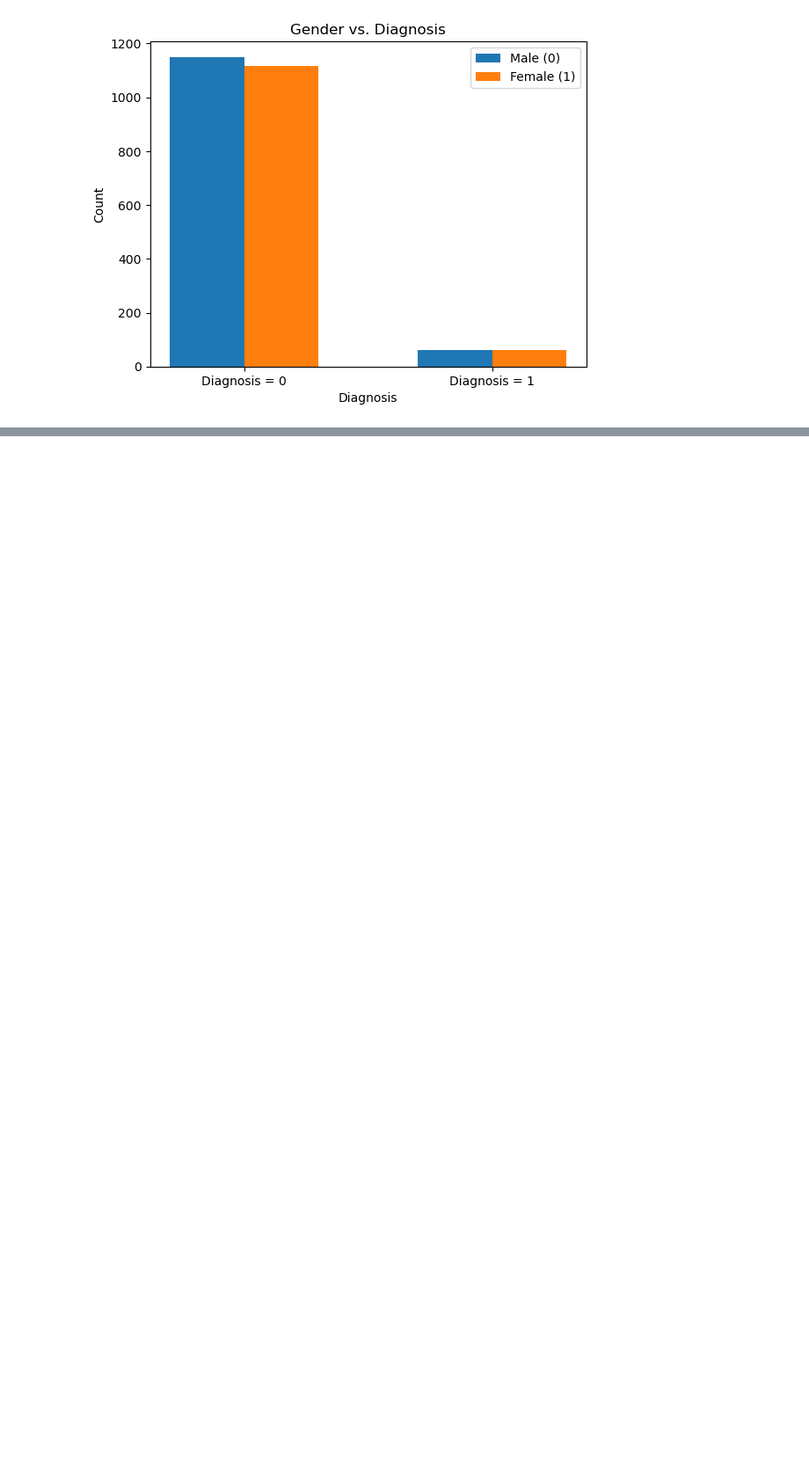
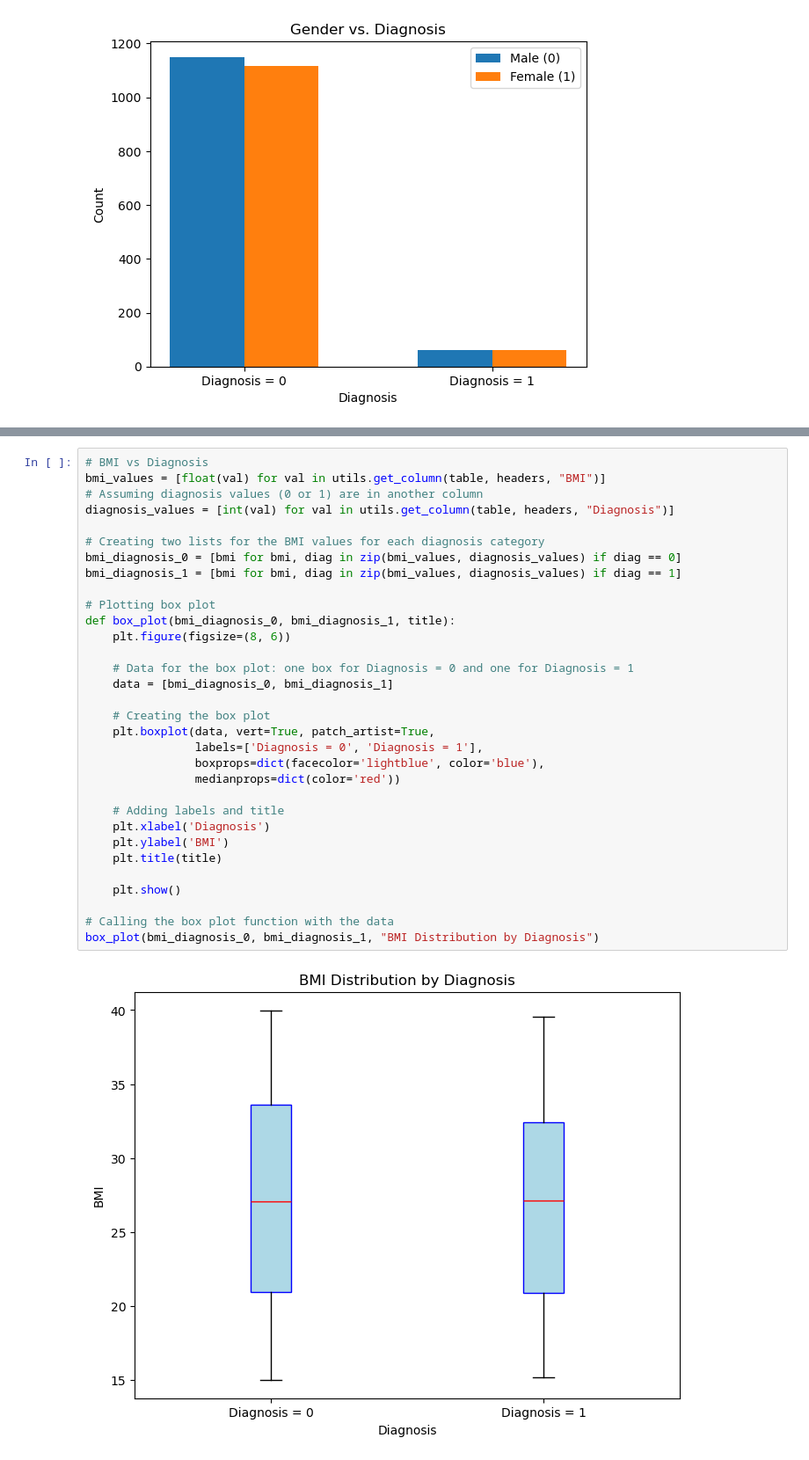
Before and after one commit to Lauren-N/CPSC322-Final-Project, a Jupyter notebook: ProjectProposal.ipynb, the cells around one changed output, grey strips where cells are left out. Shown at 88% size. Cells and saved outputs as stored; diff of their text form; blank space fills up the shorter version.

```diff
--- a/ProjectProposal.ipynb
+++ b/ProjectProposal.ipynb
@@ -200,0 +255,34 @@ bar_chart(labels, counts, "Gender vs. Diagnosis")
+# %%
+# BMI vs Diagnosis
+bmi_values = [float(val) for val in utils.get_column(table, headers, "BMI")]
+# Assuming diagnosis values (0 or 1) are in another column
+diagnosis_values = [int(val) for val in utils.get_column(table, headers, "Diagnosis")]
+
+# Creating two lists for the BMI values for each diagnosis category
+bmi_diagnosis_0 = [bmi for bmi, diag in zip(bmi_values, diagnosis_values) if diag == 0]
+bmi_diagnosis_1 = [bmi for bmi, diag in zip(bmi_values, diagnosis_values) if diag == 1]
+
+# Plotting box plot
+def box_plot(bmi_diagnosis_0, bmi_diagnosis_1, title):
+    plt.figure(figsize=(8, 6))
+
+    # Data for the box plot: one box for Diagnosis = 0 and one for Diagnosis = 1
+    data = [bmi_diagnosis_0, bmi_diagnosis_1]
+
+    # Creating the box plot
+    plt.boxplot(data, vert=True, patch_artist=True,
+                labels=['Diagnosis = 0', 'Diagnosis = 1'],
+                boxprops=dict(facecolor='lightblue', color='blue'),
+                medianprops=dict(color='red'))
+
+    # Adding labels and title
+    plt.xlabel('Diagnosis')
+    plt.ylabel('BMI')
+    plt.title(title)
+
+    plt.show()
+
+# Calling the box plot function with the data
+box_plot(bmi_diagnosis_0, bmi_diagnosis_1, "BMI Distribution by Diagnosis")
+# %% [output]
+[figure, added]
```
Also changed, not shown: parts of 7 cells of this notebook.
